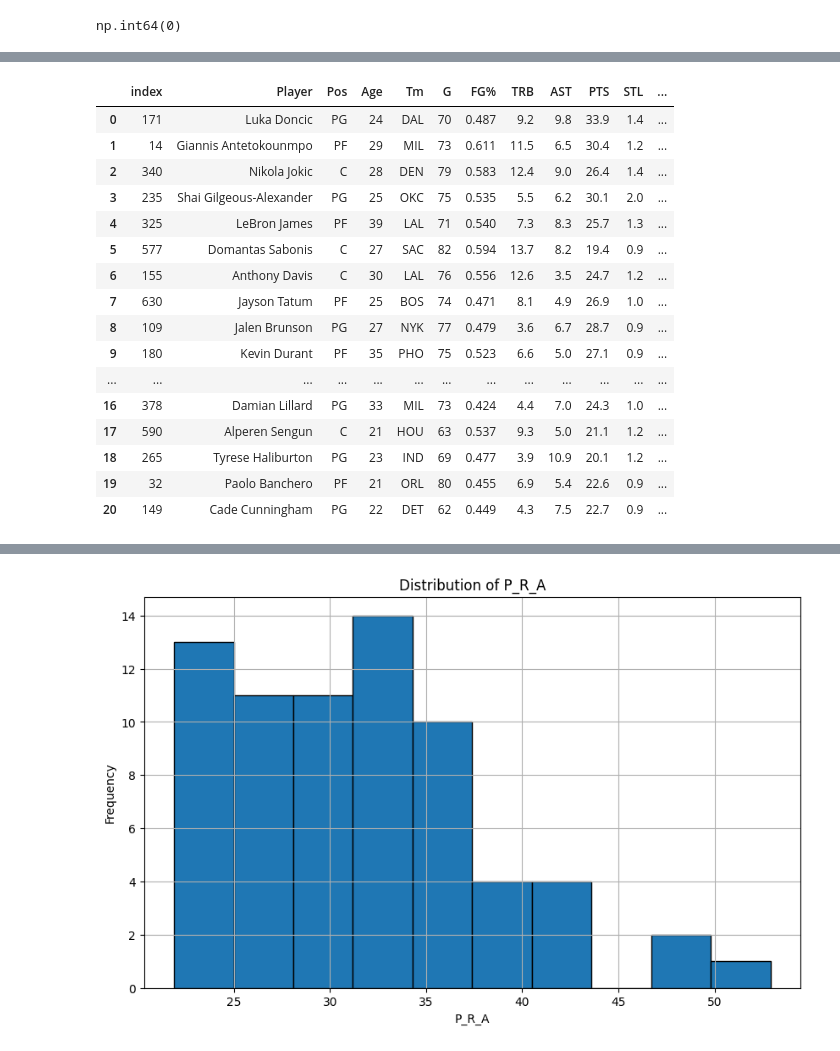
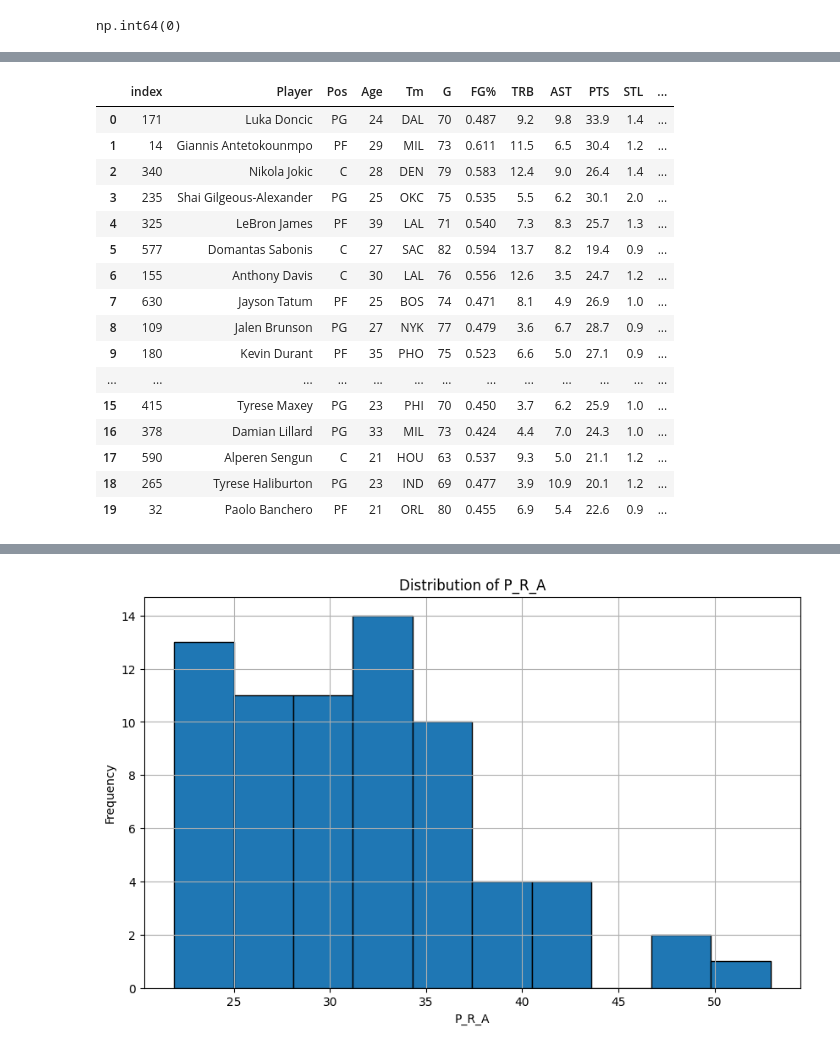
Before and after one commit to Khill270/sdt-project, a Jupyter notebook: notebooks/sdt-project.ipynb, the cells around one changed output, grey strips where cells are left out. Cells and saved outputs as stored; diff of their text form; code cells hidden in the pictures.

```diff
--- a/notebooks/sdt-project.ipynb
+++ b/notebooks/sdt-project.ipynb
@@ -333,22 +363,22 @@ nba_stats_df.sample(20)
 # %%
 total_contribution = nba_stats_df.sort_values(by='P_R_A', ascending=False)
 # %%
-total_contribution.head(21).reset_index()
+total_contribution.head(20).reset_index()
 # %% [output]
 |  | index | Player | Pos | Age | Tm | G | FG% | TRB | AST | PTS | STL | ... |
 | 0 | 171 | Luka Doncic | PG | 24 | DAL | 70 | 0.487 | 9.2 | 9.8 | 33.9 | 1.4 | ... |
 | 1 | 14 | Giannis Antetokounmpo | PF | 29 | MIL | 73 | 0.611 | 11.5 | 6.5 | 30.4 | 1.2 | ... |
 | 2 | 340 | Nikola Jokic | C | 28 | DEN | 79 | 0.583 | 12.4 | 9.0 | 26.4 | 1.4 | ... |
 | 3 | 235 | Shai Gilgeous-Alexander | PG | 25 | OKC | 75 | 0.535 | 5.5 | 6.2 | 30.1 | 2.0 | ... |
 | 4 | 325 | LeBron James | PF | 39 | LAL | 71 | 0.540 | 7.3 | 8.3 | 25.7 | 1.3 | ... |
 | 5 | 577 | Domantas Sabonis | C | 27 | SAC | 82 | 0.594 | 13.7 | 8.2 | 19.4 | 0.9 | ... |
 | 6 | 155 | Anthony Davis | C | 30 | LAL | 76 | 0.556 | 12.6 | 3.5 | 24.7 | 1.2 | ... |
 | 7 | 630 | Jayson Tatum | PF | 25 | BOS | 74 | 0.471 | 8.1 | 4.9 | 26.9 | 1.0 | ... |
 | 8 | 109 | Jalen Brunson | PG | 27 | NYK | 77 | 0.479 | 3.6 | 6.7 | 28.7 | 0.9 | ... |
 | 9 | 180 | Kevin Durant | PF | 35 | PHO | 75 | 0.523 | 6.6 | 5.0 | 27.1 | 0.9 | ... |
 | ... | ... | ... | ... | ... | ... | ... | ... | ... | ... | ... | ... | ... |
+| 15 | 415 | Tyrese Maxey | PG | 23 | PHI | 70 | 0.450 | 3.7 | 6.2 | 25.9 | 1.0 | ... |
 | 16 | 378 | Damian Lillard | PG | 33 | MIL | 73 | 0.424 | 4.4 | 7.0 | 24.3 | 1.0 | ... |
 | 17 | 590 | Alperen Sengun | C | 21 | HOU | 63 | 0.537 | 9.3 | 5.0 | 21.1 | 1.2 | ... |
 | 18 | 265 | Tyrese Haliburton | PG | 23 | IND | 69 | 0.477 | 3.9 | 10.9 | 20.1 | 1.2 | ... |
 | 19 | 32 | Paolo Banchero | PF | 21 | ORL | 80 | 0.455 | 6.9 | 5.4 | 22.6 | 0.9 | ... |
-| 20 | 149 | Cade Cunningham | PG | 22 | DET | 62 | 0.449 | 4.3 | 7.5 | 22.7 | 0.9 | ... |
```
Also changed, not shown: parts of 27 cells of this notebook.
